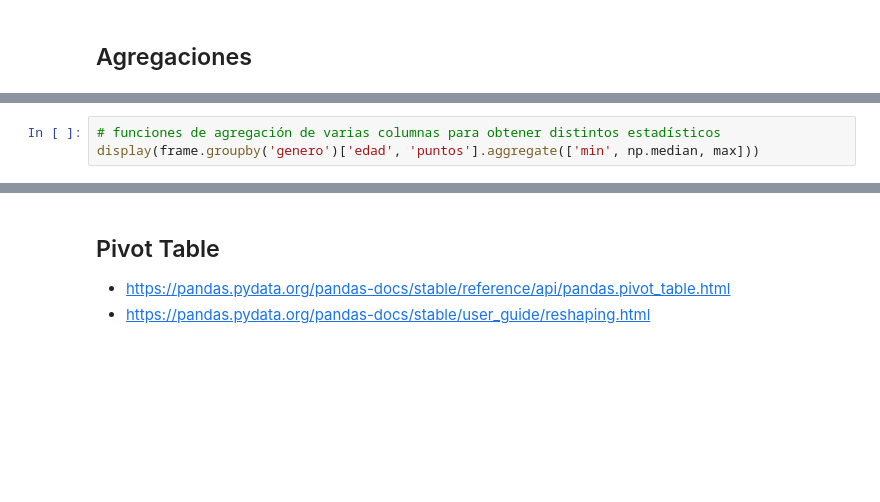
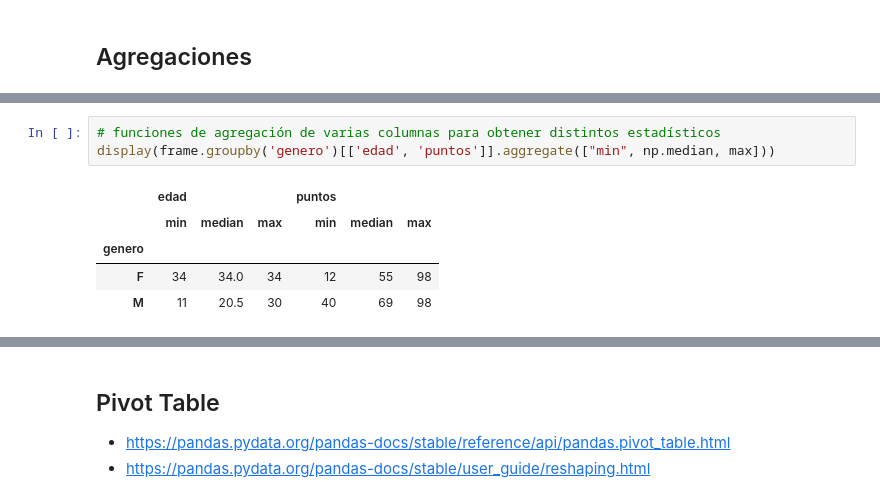
Before and after one commit to cposada8/master_ia, a Jupyter notebook: 1 introducción a python/sesiones/01MAIR_06_+Pandas.ipynb, the cells around one changed output, grey strips where cells are left out. Drawn from its saved outputs; the diff is of its cells as text; blank space fills up the shorter version.

```diff
--- a/1 introducción a python/sesiones/01MAIR_06_+Pandas.ipynb
+++ b/1 introducción a python/sesiones/01MAIR_06_+Pandas.ipynb
@@ -202,6 +445,12 @@ display(frame.groupby('genero').max())
 # %%
 # funciones de agregación de varias columnas para obtener distintos estadísticos
-display(frame.groupby('genero')['edad', 'puntos'].aggregate(['min', np.median, max]))
+display(frame.groupby('genero')[['edad', 'puntos']].aggregate(["min", np.median, max]))
+# %% [output]
+|  | edad |  |  | puntos |  |  |
+|  | min | median | max | min | median | max |
+| genero |  |  |  |  |  |  |
+| F | 34 | 34.0 | 34 | 12 | 55 | 98 |
+| M | 11 | 20.5 | 30 | 40 | 69 | 98 |
 # %%
 # Filtrado de los datos en el que el conjunto no supera una media determinada
 def media(x):
```
Also changed, not shown: parts of 49 cells of this notebook, 1 other file.
